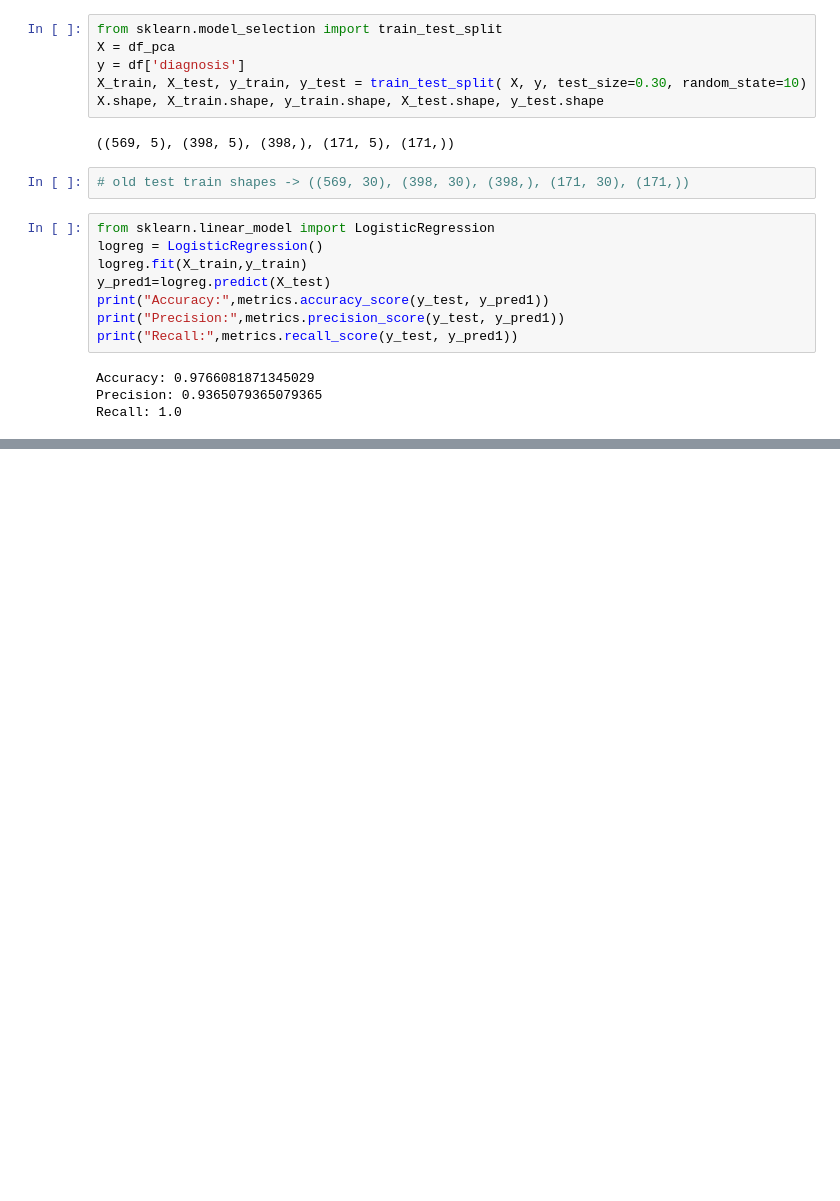
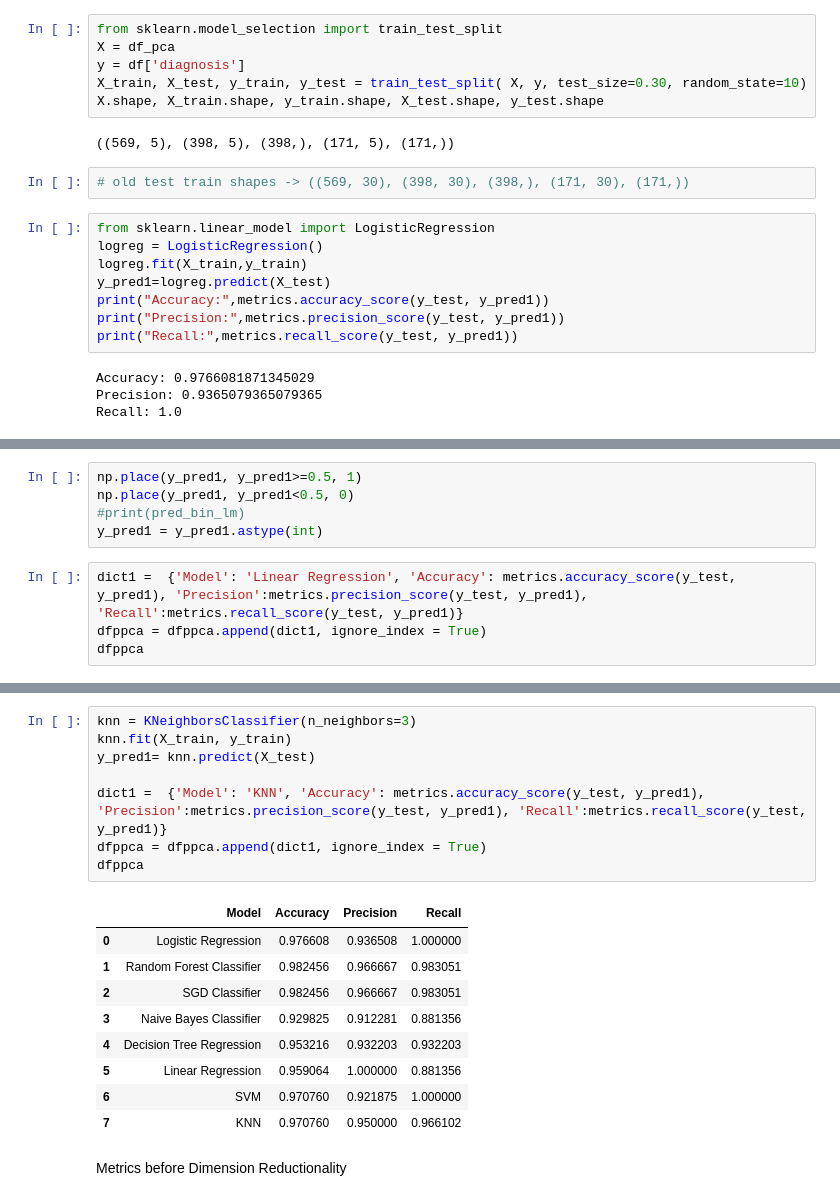
Before and after one commit to Roshni-Bala/Breast-Cancer-Risk-Prediction, a Jupyter notebook: risk_prediction.ipynb, the cells around one changed output, grey strips where cells are left out. Drawn from its saved outputs; the diff is of its cells as text; blank space fills up the shorter version.

```diff
--- a/risk_prediction.ipynb
+++ b/risk_prediction.ipynb
@@ -915,0 +1000,9 @@ df_totacc
+# %%
+np.place(y_pred1, y_pred1>=0.5, 1)
+np.place(y_pred1, y_pred1<0.5, 0)
+#print(pred_bin_lm)
+y_pred1 = y_pred1.astype(int)
+# %%
+dict1 =  {'Model': 'Linear Regression', 'Accuracy': metrics.accuracy_score(y_test, y_pred1), 'Precision':metrics.precision_score(y_test, y_pred1), 'Recall':metrics.recall_score(y_test, y_pred1)}
+dfppca = dfppca.append(dict1, ignore_index = True)
+dfppca
@@ -915,0 +1058,20 @@ df_totacc
+# %%
+knn = KNeighborsClassifier(n_neighbors=3)
+knn.fit(X_train, y_train)
+y_pred1= knn.predict(X_test)
+
+dict1 =  {'Model': 'KNN', 'Accuracy': metrics.accuracy_score(y_test, y_pred1), 'Precision':metrics.precision_score(y_test, y_pred1), 'Recall':metrics.recall_score(y_test, y_pred1)}
+dfppca = dfppca.append(dict1, ignore_index = True)
+dfppca
+# %% [output]
+|  | Model | Accuracy | Precision | Recall |
+| 0 | Logistic Regression | 0.976608 | 0.936508 | 1.000000 |
+| 1 | Random Forest Classifier | 0.982456 | 0.966667 | 0.983051 |
+| 2 | SGD Classifier | 0.982456 | 0.966667 | 0.983051 |
+| 3 | Naive Bayes Classifier | 0.929825 | 0.912281 | 0.881356 |
+| 4 | Decision Tree Regression | 0.953216 | 0.932203 | 0.932203 |
+| 5 | Linear Regression | 0.959064 | 1.000000 | 0.881356 |
+| 6 | SVM | 0.970760 | 0.921875 | 1.000000 |
+| 7 | KNN | 0.970760 | 0.950000 | 0.966102 |
+# %% [markdown]
+Metrics before Dimension Reductionality
```
Also changed, not shown: parts of 49 cells of this notebook.
